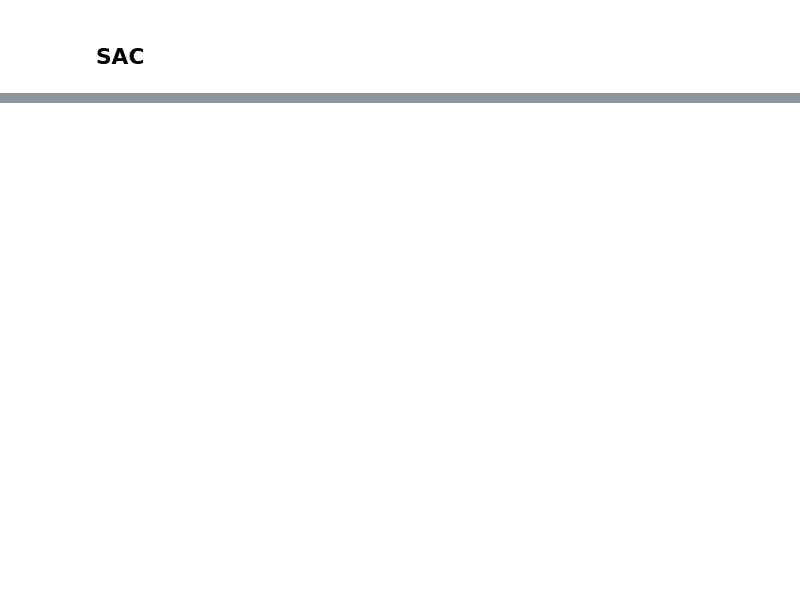
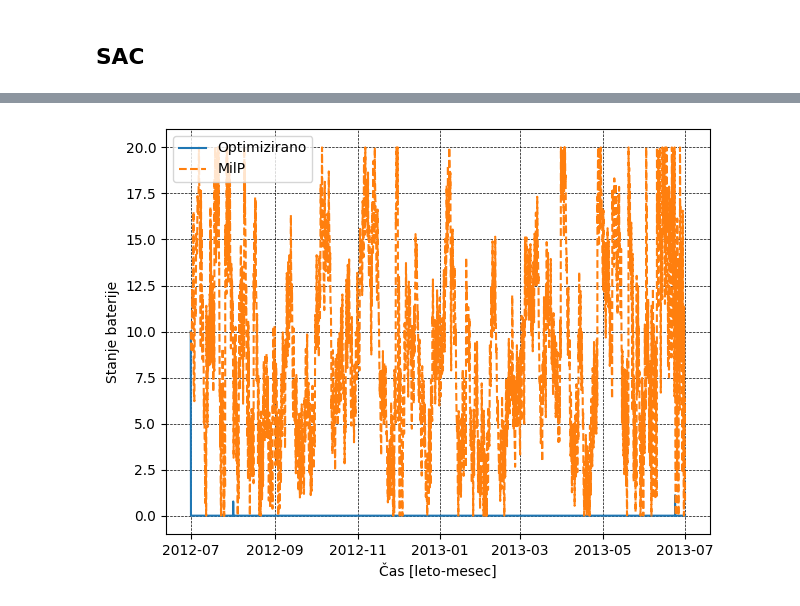
Before and after one commit to laandra/Household-RL, a Jupyter notebook: smart_home_nanogrid_DQN.ipynb, the cells around one changed output, grey strips where cells are left out. Saved outputs shown, nothing was run; the diff lists cells and outputs as text; code cells hidden in the pictures; blank space fills up the shorter version.

```diff
--- a/smart_home_nanogrid_DQN.ipynb
+++ b/smart_home_nanogrid_DQN.ipynb
@@ -1671,0 +1966,11 @@ TypeError: HouseholdEnvironment.__init__() got an unexpected keyword argument 'f
+# %%
+### CELL 64: Ogled stanja baterije
+Y = [baterijaSAC, df_milp["SOC_kWh"].to_numpy()]
+X = alternating_agent.Date
+X_label = 'Čas [leto-mesec]'
+Y_label = 'Stanje baterije'
+Legenda = ['Optimizirano', 'MilP']
+Naslov = 'Proporcionalna napolnjenost baterije optimizirano SAC'
+plotMultiY(X, Y, X_label, [Y_label],Legenda ,Naslov, save_pdf = save_pdf, save = save_png)
+# %% [output]
+[figure, added]
```
Also changed, not shown: parts of 27 cells of this notebook, 2 other files.
